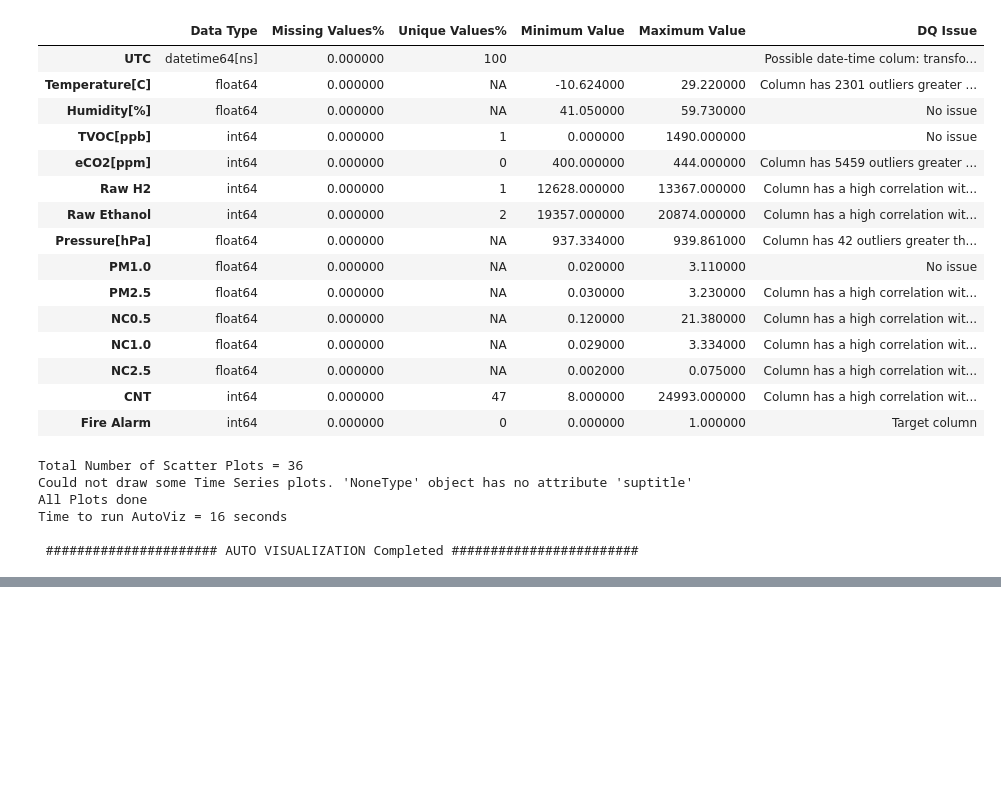
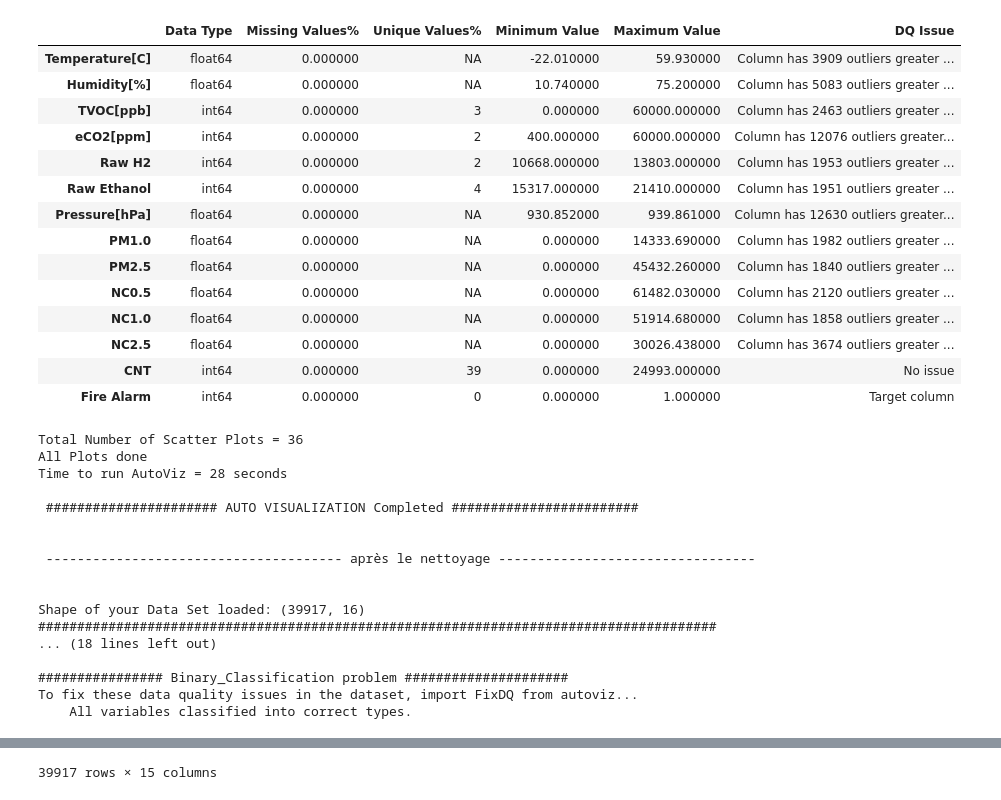
Before and after one commit to albertboo9/Syst-me_D-tection_Incendie, a Jupyter notebook: machine_learning/notebooks/preparation_donnees.ipynb, the cells around one changed output, grey strips where cells are left out. Cells and saved outputs as stored; diff of their text form; code cells hidden in the pictures; blank space fills up the shorter version.

```diff
--- a/machine_learning/notebooks/preparation_donnees.ipynb
+++ b/machine_learning/notebooks/preparation_donnees.ipynb
@@ -1,33 +0,0 @@
-# %%
-#bibliothèque nécessaire
-import pandas as pd
-
-
-# 1) CHARGEMENT DES DONNÉES
-
-df = pd.read_csv('../data/raw/train_dataset.csv')
-
-# 2) NETTOYAGE DES DONNÉES .
-
-    #-recherche de valeurs manquantes
-#print(df.isnull()) # on remarque qu'il y a pas de valeur manquante dans notre dataset.
-
-    #--passons à l'identification et la suppression des outliers ou données aberrantes
-        # Calcul de l'IQR
-Q1 = df['Temperature[C]'].quantile(0.25)
-Q3 = df['Temperature[C]'].quantile(0.75)
-IQR = Q3 - Q1
-
-        # Identification des outliers avec l'IQR
-outliers = df[(df['Temperature[C]'] < Q1 - 1.5 * IQR) | (df['Temperature[C]'] > Q3 + 1.5 * IQR)]
-
-        # Suppression des outliers
-df_clean = df[~df.index.isin(outliers.index)]
-
-# Convertir la colonne 'UTC' en datetime
-df_clean['UTC'] = pd.to_datetime(df['UTC'], unit='s' )
-
-
-
-# Enregistrer le DataFrame dans un fichier CSV
-df_clean.to_csv("../data/processed/clean_data.csv", index=False)
@@ -48,8 +9,8 @@ data = pd.read_csv("../data/raw/smoke_detection_iot.csv")
 from autoviz.AutoViz_Class  import AutoViz_Class
 
 AV = AutoViz_Class()
-#AV.AutoViz(filename='',dfte=data,depVar='Fire Alarm',verbose=1,max_rows_analyzed=data.shape[0]
-              #,max_cols_analyzed=data.shape[1])
+AV.AutoViz(filename='',dfte=data,depVar='Fire Alarm',verbose=1,max_rows_analyzed=data.shape[0]
+              ,max_cols_analyzed=data.shape[1])
 
 # Fonction pour détecter et supprimer les outliers en utilisant la méthode des boîtes à moustaches
 def remove_outliers_iqr(df, column):
@@ -112,23 +73,33 @@ To fix these data quality issues in the dataset, import FixDQ from autoviz...
     All variables classified into correct types.
 |  | Data Type | Missing Values% | Unique Values% | Minimum Value | Maximum Value | DQ Issue |
-| UTC | datetime64[ns] | 0.000000 | 100 |  |  | Possible date-time colum: transfo... |
-| Temperature[C] | float64 | 0.000000 | NA | -10.624000 | 29.220000 | Column has 2301 outliers greater ... |
-| Humidity[%] | float64 | 0.000000 | NA | 41.050000 | 59.730000 | No issue |
-| TVOC[ppb] | int64 | 0.000000 | 1 | 0.000000 | 1490.000000 | No issue |
-| eCO2[ppm] | int64 | 0.000000 | 0 | 400.000000 | 444.000000 | Column has 5459 outliers greater ... |
-| Raw H2 | int64 | 0.000000 | 1 | 12628.000000 | 13367.000000 | Column has a high correlation wit... |
-| Raw Ethanol | int64 | 0.000000 | 2 | 19357.000000 | 20874.000000 | Column has a high correlation wit... |
-| Pressure[hPa] | float64 | 0.000000 | NA | 937.334000 | 939.861000 | Column has 42 outliers greater th... |
-| PM1.0 | float64 | 0.000000 | NA | 0.020000 | 3.110000 | No issue |
-| PM2.5 | float64 | 0.000000 | NA | 0.030000 | 3.230000 | Column has a high correlation wit... |
-| NC0.5 | float64 | 0.000000 | NA | 0.120000 | 21.380000 | Column has a high correlation wit... |
-| NC1.0 | float64 | 0.000000 | NA | 0.029000 | 3.334000 | Column has a high correlation wit... |
-| NC2.5 | float64 | 0.000000 | NA | 0.002000 | 0.075000 | Column has a high correlation wit... |
-| CNT | int64 | 0.000000 | 47 | 8.000000 | 24993.000000 | Column has a high correlation wit... |
+| Temperature[C] | float64 | 0.000000 | NA | -22.010000 | 59.930000 | Column has 3909 outliers greater ... |
+| Humidity[%] | float64 | 0.000000 | NA | 10.740000 | 75.200000 | Column has 5083 outliers greater ... |
+| TVOC[ppb] | int64 | 0.000000 | 3 | 0.000000 | 60000.000000 | Column has 2463 outliers greater ... |
+| eCO2[ppm] | int64 | 0.000000 | 2 | 400.000000 | 60000.000000 | Column has 12076 outliers greater... |
+| Raw H2 | int64 | 0.000000 | 2 | 10668.000000 | 13803.000000 | Column has 1953 outliers greater ... |
+| Raw Ethanol | int64 | 0.000000 | 4 | 15317.000000 | 21410.000000 | Column has 1951 outliers greater ... |
+| Pressure[hPa] | float64 | 0.000000 | NA | 930.852000 | 939.861000 | Column has 12630 outliers greater... |
+| PM1.0 | float64 | 0.000000 | NA | 0.000000 | 14333.690000 | Column has 1982 outliers greater ... |
+| PM2.5 | float64 | 0.000000 | NA | 0.000000 | 45432.260000 | Column has 1840 outliers greater ... |
+| NC0.5 | float64 | 0.000000 | NA | 0.000000 | 61482.030000 | Column has 2120 outliers greater ... |
+| NC1.0 | float64 | 0.000000 | NA | 0.000000 | 51914.680000 | Column has 1858 outliers greater ... |
+| NC2.5 | float64 | 0.000000 | NA | 0.000000 | 30026.438000 | Column has 3674 outliers greater ... |
+| CNT | int64 | 0.000000 | 39 | 0.000000 | 24993.000000 | No issue |
 | Fire Alarm | int64 | 0.000000 | 0 | 0.000000 | 1.000000 | Target column |
 Total Number of Scatter Plots = 36
-Could not draw some Time Series plots. 'NoneType' object has no attribute 'suptitle'
 All Plots done
-Time to run AutoViz = 16 seconds
+Time to run AutoViz = 28 seconds
 
  ###################### AUTO VISUALIZATION Completed ########################
+
+
+ -------------------------------------- après le nettoyage ---------------------------------
+
+
+Shape of your Data Set loaded: (39917, 16)
+#######################################################################################
+... (18 lines left out)
+
+################ Binary_Classification problem #####################
+To fix these data quality issues in the dataset, import FixDQ from autoviz...
+    All variables classified into correct types.
@@ -147,0 +140 @@ Time to run AutoViz = 16 seconds
+39917 rows × 15 columns
```
Also changed, not shown: parts of 2 cells of this notebook, 1 other file.
